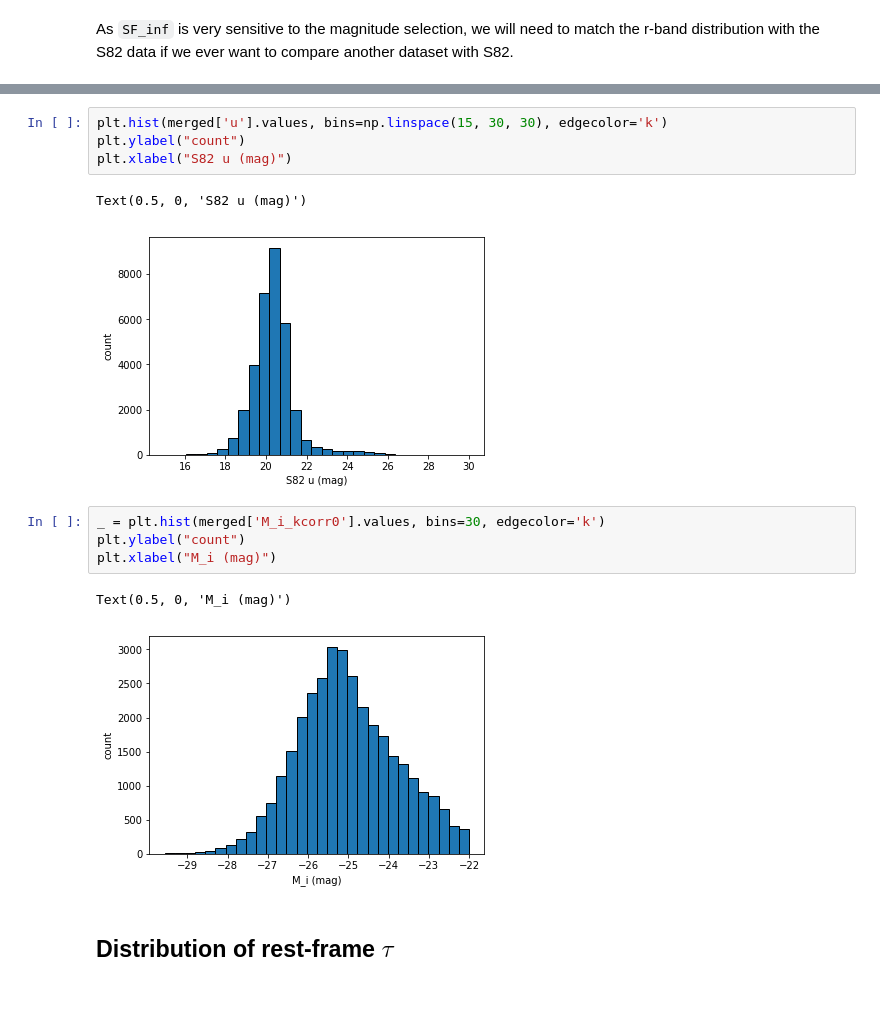
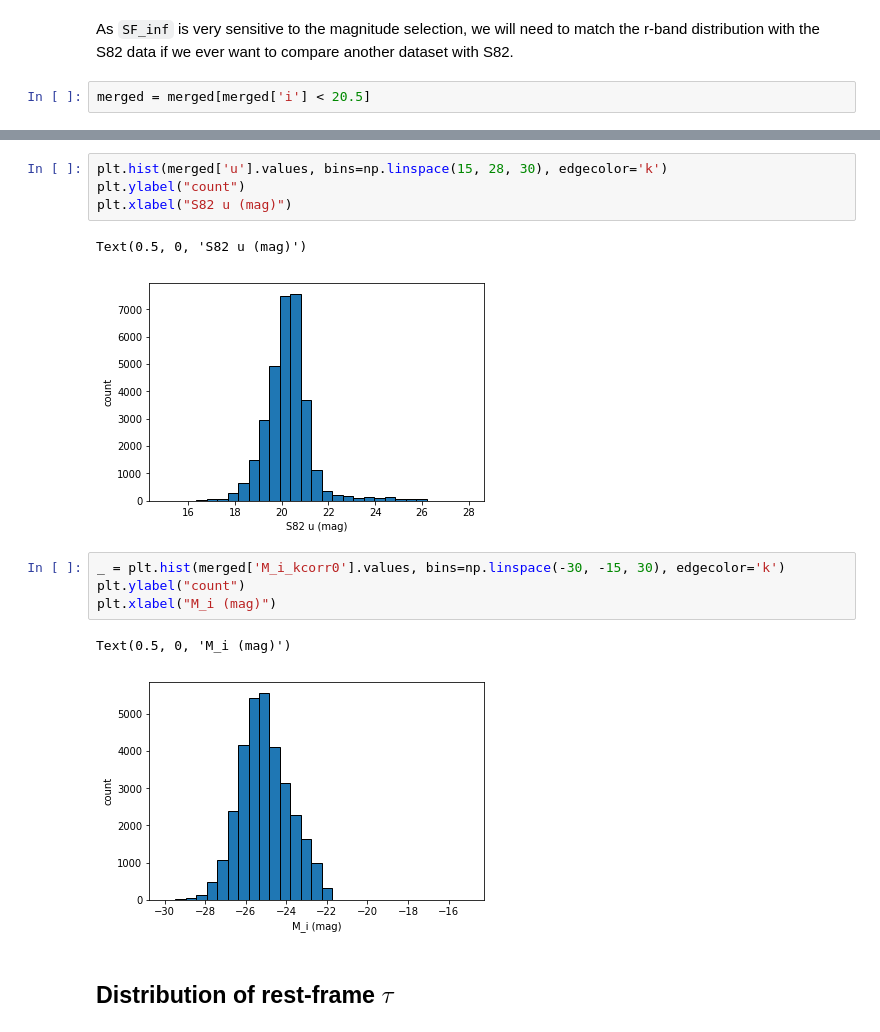
Before and after one commit to jiwoncpark/damped-random-walk, a Jupyter notebook: notebooks/Reproduce_S82_DRW.ipynb, the cells around one changed output, grey strips where cells are left out. Cells and saved outputs as stored; diff of their text form; blank space fills up the shorter version.

```diff
--- a/notebooks/Reproduce_S82_DRW.ipynb
+++ b/notebooks/Reproduce_S82_DRW.ipynb
@@ -169,4 +169,6 @@ After edge cut:  33236
 removed  2
 # %% [markdown]
 As `SF_inf` is very sensitive to the magnitude selection, we will need to match the r-band distribution with the S82 data if we ever want to compare another dataset with S82.
+# %%
+merged = merged[merged['i'] < 20.5]
 # %%
@@ -186,17 +199,17 @@ Text(0.5, 0, 'S82 i (mag)')
 # %%
-plt.hist(merged['u'].values, bins=np.linspace(15, 30, 30), edgecolor='k')
+plt.hist(merged['u'].values, bins=np.linspace(15, 28, 30), edgecolor='k')
 plt.ylabel("count")
 plt.xlabel("S82 u (mag)")
 # %% [output]
 Text(0.5, 0, 'S82 u (mag)')
-[figure, old version]
+[figure, new version]
 # %%
-_ = plt.hist(merged['M_i_kcorr0'].values, bins=30, edgecolor='k')
+_ = plt.hist(merged['M_i_kcorr0'].values, bins=np.linspace(-30, -15, 30), edgecolor='k')
 plt.ylabel("count")
 plt.xlabel("M_i (mag)")
 # %% [output]
 Text(0.5, 0, 'M_i (mag)')
-[figure, old version]
+[figure, new version]
 # %% [markdown]
 ## Distribution of rest-frame $\tau$
 # %%
```
Also changed, not shown: parts of 18 cells of this notebook, 1 other file.
